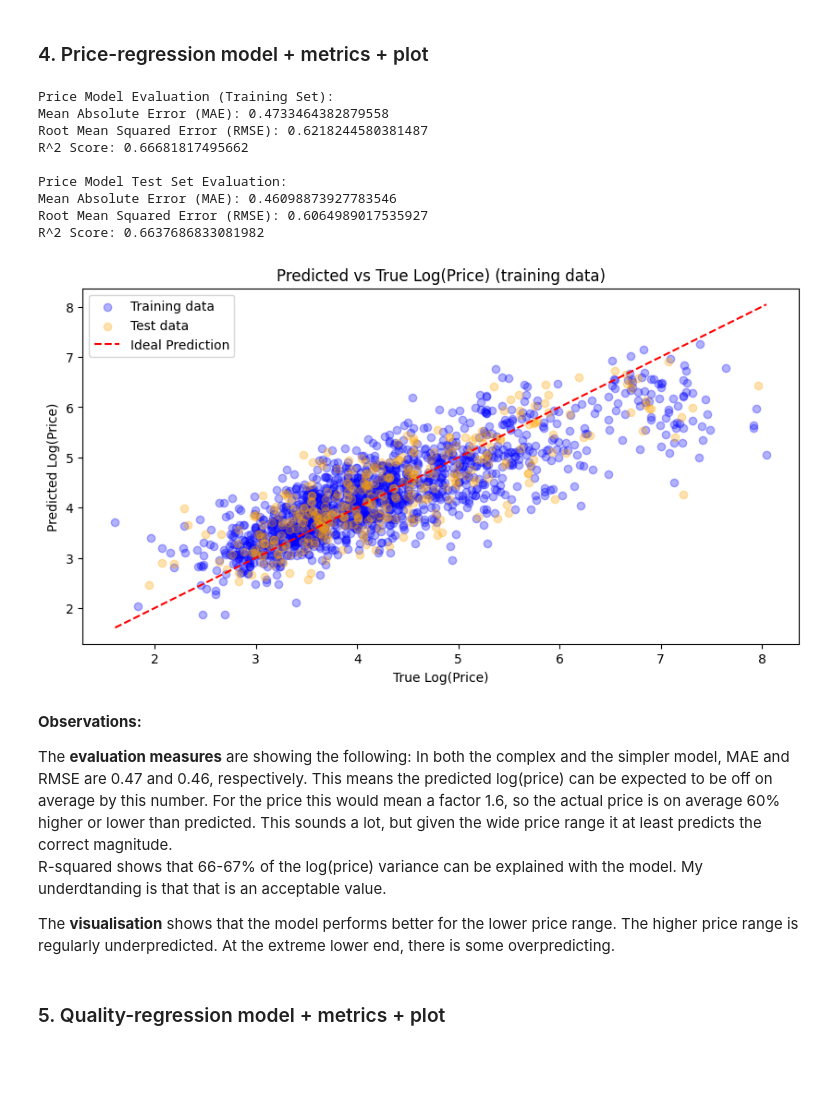
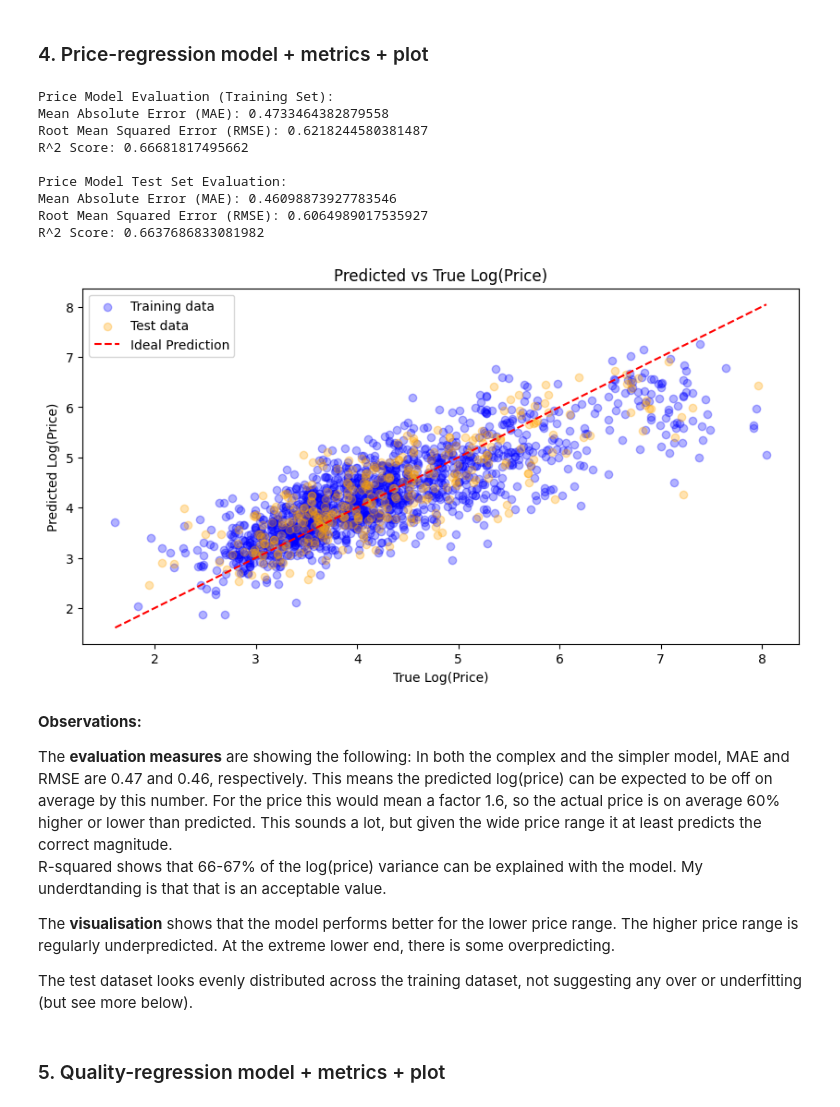
Before and after one commit to SailorJens/ML_Uni_Notebooks, a Jupyter notebook: Assessment template - Regression_JensSegler_FINAL.ipynb, the cells around one changed output. Cells and saved outputs as stored; diff of their text form; code cells hidden in the pictures; blank space fills up the shorter version.

```diff
--- a/Assessment template - Regression_JensSegler_FINAL.ipynb
+++ b/Assessment template - Regression_JensSegler_FINAL.ipynb
@@ -248,7 +248,8 @@ However, the cleaned up version does not require additional preparation as the d
 # %%
 # Create the feature and target dataframes
 
-df_features_price = df[['rating', 'age_log', 'is_nv', 'body'] + type_columns]
+df_features_price_columns = ['rating', 'age_log', 'is_nv', 'body'] + type_columns
+df_features_price = df[df_features_price_columns]
 # I will keep price_log as target to get better coefficients, but not scale as the values are moderate
 df_target_price = df['price_log']
 
@@ -287,35 +288,35 @@ rmse_price_test = root_mean_squared_error(y_test_price, y_pred_price_test)
 r2_price_test = r2_score(y_test_price, y_pred_price_test)
 # Print the evaluation metrics.
 print("\nPrice Model Evaluation (Training Set):")
 print(f"Mean Absolute Error (MAE): {mae_price}")
 print(f"Root Mean Squared Error (RMSE): {rmse_price}")
 print(f"R^2 Score: {r2_price}")
 print("\nPrice Model Test Set Evaluation:")
 print(f"Mean Absolute Error (MAE): {mae_price_test}")
 print(f"Root Mean Squared Error (RMSE): {rmse_price_test}")
 print(f"R^2 Score: {r2_price_test}")
 
 # I now viualise the predictions against the true values for both models in different colors.
 plt.figure(figsize=(10,5))
 plt.scatter(y_train_price, y_pred_price, alpha=0.3, color='blue', label='Training data')
 plt.scatter(y_test_price, y_pred_price_test, alpha=0.3, color='orange', label='Test data')
 plt.plot([y_train_price.min(), y_train_price.max()], [y_train_price.min(), y_train_price.max()],  color='red', linestyle='--', label='Ideal Prediction')
 plt.xlabel('True Log(Price)')
 plt.ylabel('Predicted Log(Price)')
-plt.title('Predicted vs True Log(Price) (training data)')
+plt.title('Predicted vs True Log(Price)')
 plt.legend()
 plt.show()
 # %% [output]
 Price Model Evaluation (Training Set):
 Mean Absolute Error (MAE): 0.4733464382879558
 Root Mean Squared Error (RMSE): 0.6218244580381487
 R^2 Score: 0.66681817495662
 
 Price Model Test Set Evaluation:
 Mean Absolute Error (MAE): 0.46098873927783546
 Root Mean Squared Error (RMSE): 0.6064989017535927
 R^2 Score: 0.6637686833081982
-[figure, old version]
+[figure, new version]
 # %% [markdown]
 **Observations:**
 
@@ -324,6 +325,8 @@ In both the complex and the simpler model, MAE and RMSE are 0.47 and 0.46, respe
 R-squared shows that 66-67% of the log(price) variance can be explained with the model. My underdtanding is that that is an acceptable value.
 
 The  **visualisation** shows that the model performs better for the lower price range. The higher price range is regularly underpredicted. At the extreme lower end, there is some overpredicting.
+
+The test dataset looks evenly distributed across the training dataset, not suggesting any over or underfitting (but see more below).
 # %% [markdown]
 ### 5. Quality-regression model + metrics + plot
 # %%
```
Also changed, not shown: parts of 7 cells of this notebook.
